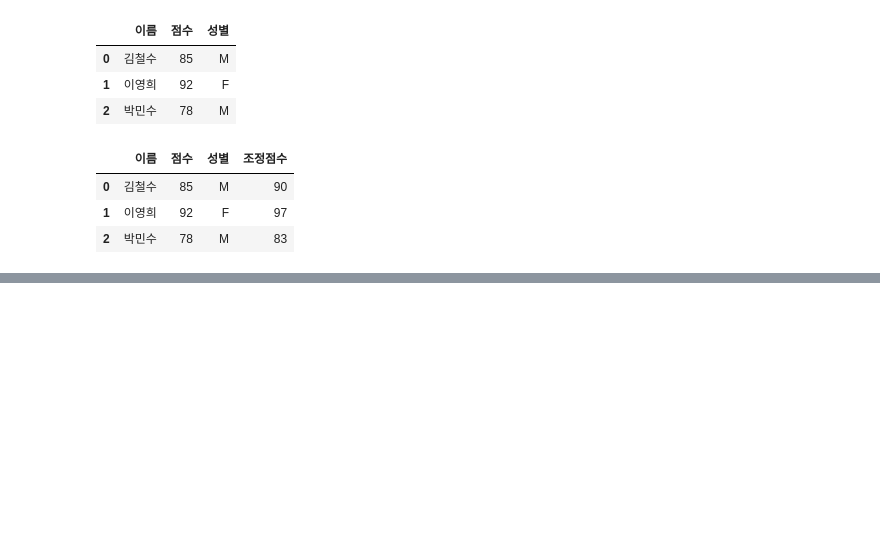
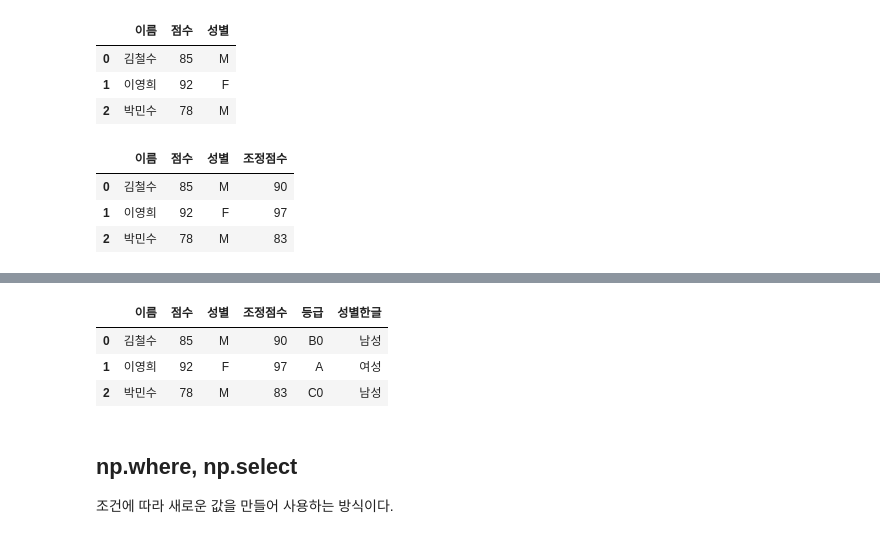
Before and after one commit to j-ai-616/04_data_analysis, a Jupyter notebook: 02_pandas/05_transformation.ipynb, the cells around one changed output, grey strips where cells are left out. Saved outputs shown, nothing was run; the diff lists cells and outputs as text; code cells hidden in the pictures; blank space fills up the shorter version.

```diff
--- a/02_pandas/05_transformation.ipynb
+++ b/02_pandas/05_transformation.ipynb
@@ -42,0 +62,12 @@ def grade(x):
+# %%
+# replace: 특정 값만 선택적으로 치환
+df['등급'] = df['등급'].replace({'B': 'B0', 'C': 'C0'})
+df
+# %% [output]
+|  | 이름 | 점수 | 성별 | 조정점수 | 등급 | 성별한글 |
+| 0 | 김철수 | 85 | M | 90 | B0 | 남성 |
+| 1 | 이영희 | 92 | F | 97 | A | 여성 |
+| 2 | 박민수 | 78 | M | 83 | C0 | 남성 |
+# %% [markdown]
+## np.where, np.select
+조건에 따라 새로운 값을 만들어 사용하는 방식이다.
```
Also changed, not shown: parts of 21 cells of this notebook.
